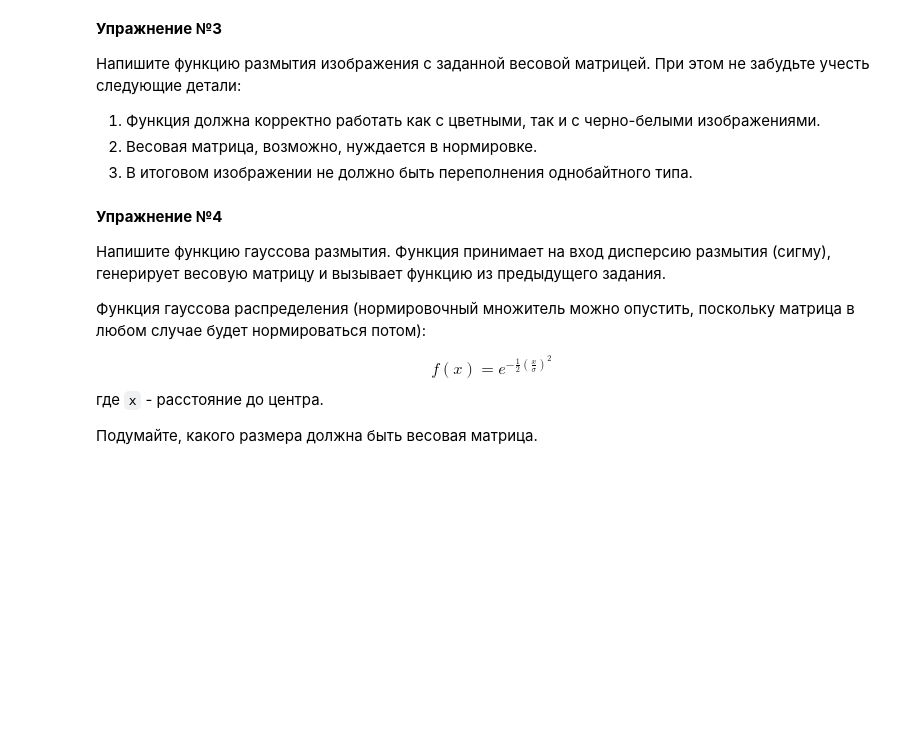
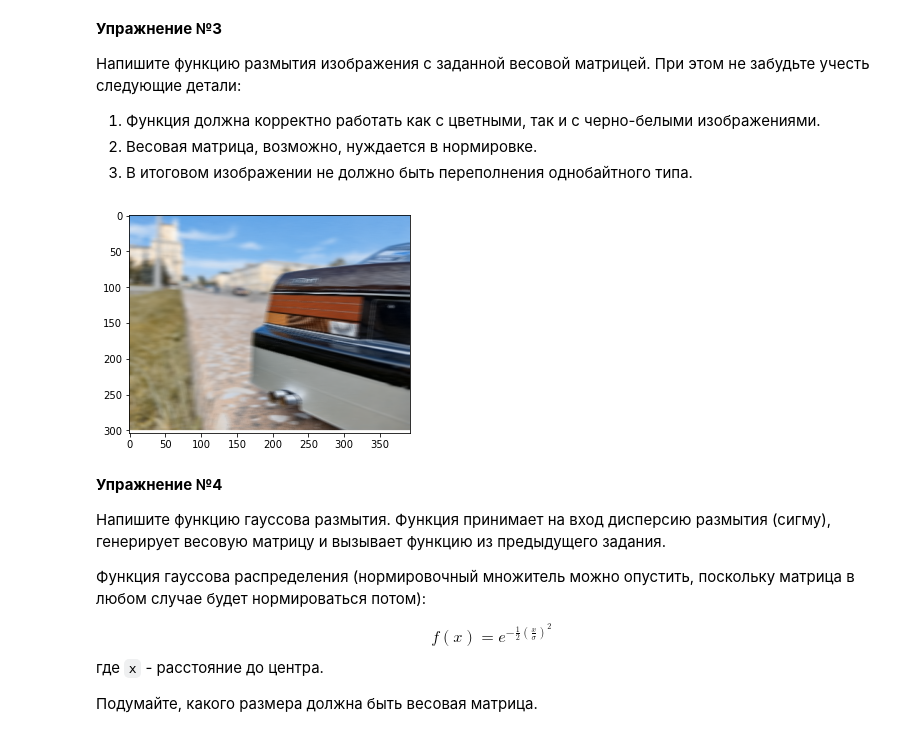
Before and after one commit to furs-aka-beast/mipt_inf, a Jupyter notebook: lab5.ipynb, the cells around one changed output. Saved outputs shown, nothing was run; the diff lists cells and outputs as text; code cells hidden in the pictures; blank space fills up the shorter version.

```diff
--- a/lab5.ipynb
+++ b/lab5.ipynb
@@ -144,10 +187,14 @@ scipy.ndimage.convolve(a, w)
 3. В итоговом изображении не должно быть переполнения однобайтного типа.
 # %%
 def blur(img_array, weights_array):
-    """
-    Вычисляет свертку изображения и нормированной весовой матрицы.
-    """
-    pass
+    weights_array/=weights_array.sum()
+    return scipy.ndimage.convolve(img_array, weights_array)
+# %%
+a=blur(img_arr, np.array([[[1, 2, 1], [2, 4, 2], [1, 2, 1]]*3], dtype=float))
+plt.imshow(a)
+plt.show()
+# %% [output]
+[figure, added]
 # %% [markdown]
 **Упражнение №4**
 
```
Also changed, not shown: parts of 25 cells of this notebook.
